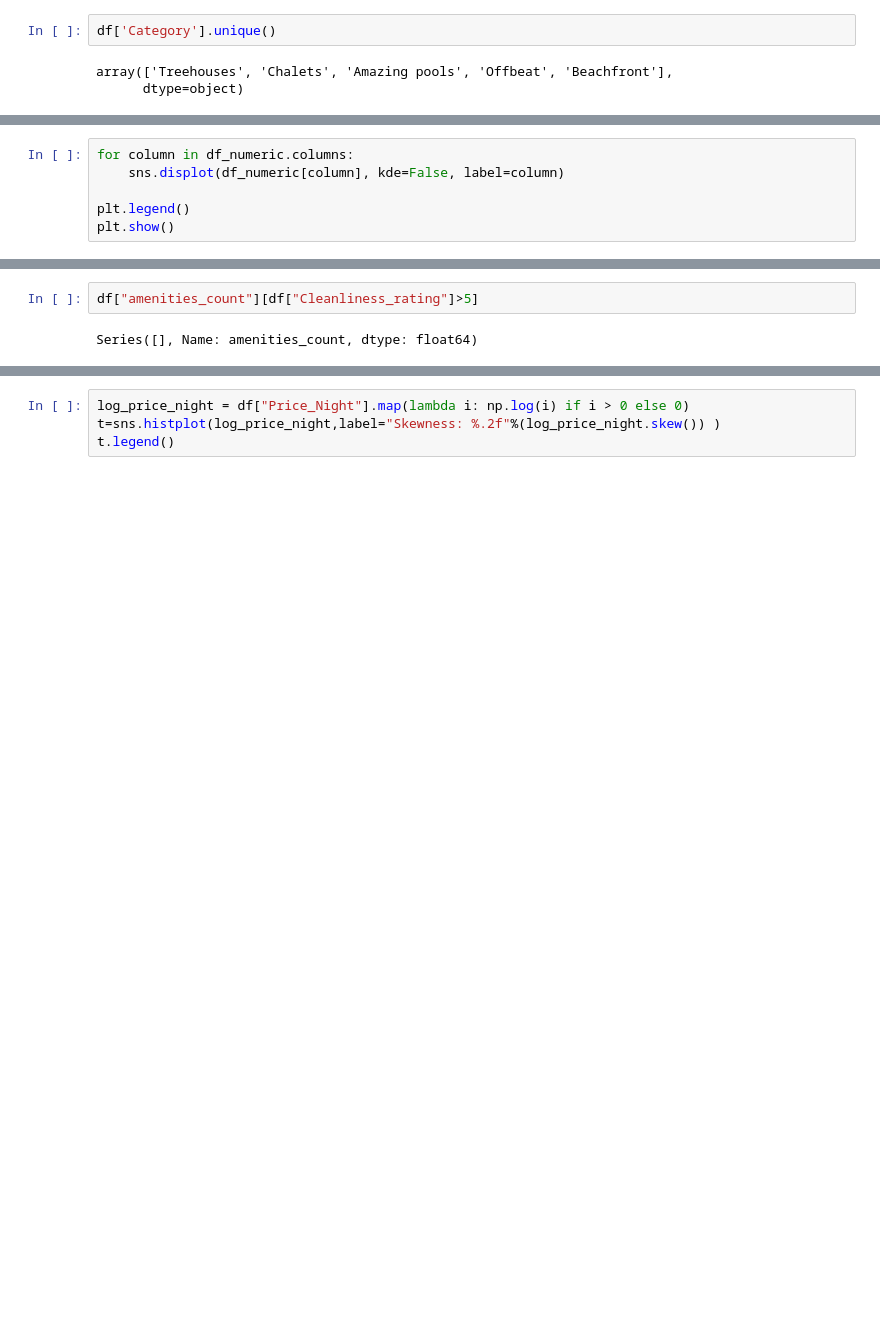
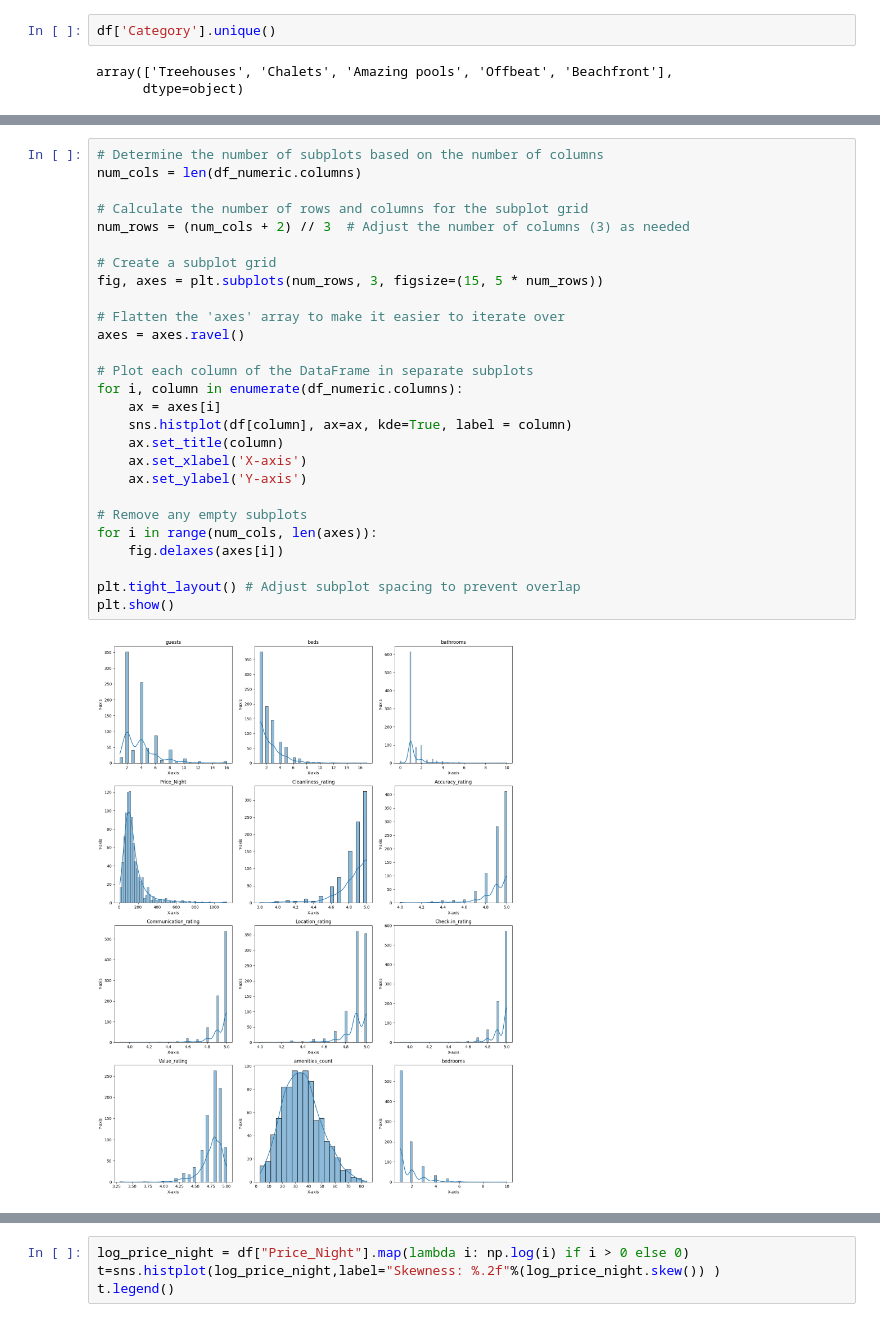
Before and after one commit to SaveSavio/modelling-airbnbs-property-listing-dataset-, a Jupyter notebook: exploratory_data_analysis.ipynb, the cells around one changed output, grey strips where cells are left out. Cells and saved outputs as stored; diff of their text form; blank space fills up the shorter version.

Commit message:
exploratory_data_analysis improvements to the code readability, graphs

```diff
--- a/exploratory_data_analysis.ipynb
+++ b/exploratory_data_analysis.ipynb
@@ -69,9 +69,3 @@ df_numeric.describe()
 | 50% | 4.000000 | 2.000000 | 1.000000 | 119.000000 | 4.900000 | 4.900000 | 5.000000 | ... |
 | 75% | 4.000000 | 3.000000 | 1.500000 | 175.000000 | 5.000000 | 5.000000 | 5.000000 | ... |
 | max | 16.000000 | 17.000000 | 10.000000 | 1132.000000 | 5.000000 | 5.000000 | 5.000000 | ... |
-# %%
-for column in df_numeric.columns:
-    sns.displot(df_numeric[column], kde=False, label=column)
-
-plt.legend()
-plt.show()
@@ -91,4 +72,29 @@ plt.show()
-# %%
-df["amenities_count"][df["Cleanliness_rating"]>5]
-# %% [output]
-Series([], Name: amenities_count, dtype: float64)
+# %%
+# Determine the number of subplots based on the number of columns
+num_cols = len(df_numeric.columns)
+
+# Calculate the number of rows and columns for the subplot grid
+num_rows = (num_cols + 2) // 3  # Adjust the number of columns (3) as needed
+
+# Create a subplot grid
+fig, axes = plt.subplots(num_rows, 3, figsize=(15, 5 * num_rows))
+
+# Flatten the 'axes' array to make it easier to iterate over
+axes = axes.ravel()
+
+# Plot each column of the DataFrame in separate subplots
+for i, column in enumerate(df_numeric.columns):
+    ax = axes[i]
+    sns.histplot(df[column], ax=ax, kde=True, label = column)
+    ax.set_title(column)
+    ax.set_xlabel('X-axis')
+    ax.set_ylabel('Y-axis')
+
+# Remove any empty subplots
+for i in range(num_cols, len(axes)):
+    fig.delaxes(axes[i])
+
+plt.tight_layout() # Adjust subplot spacing to prevent overlap
+plt.show()
+# %% [output]
+[figure, added]
```
Also changed, not shown: parts of 4 cells of this notebook, 1 other file.
